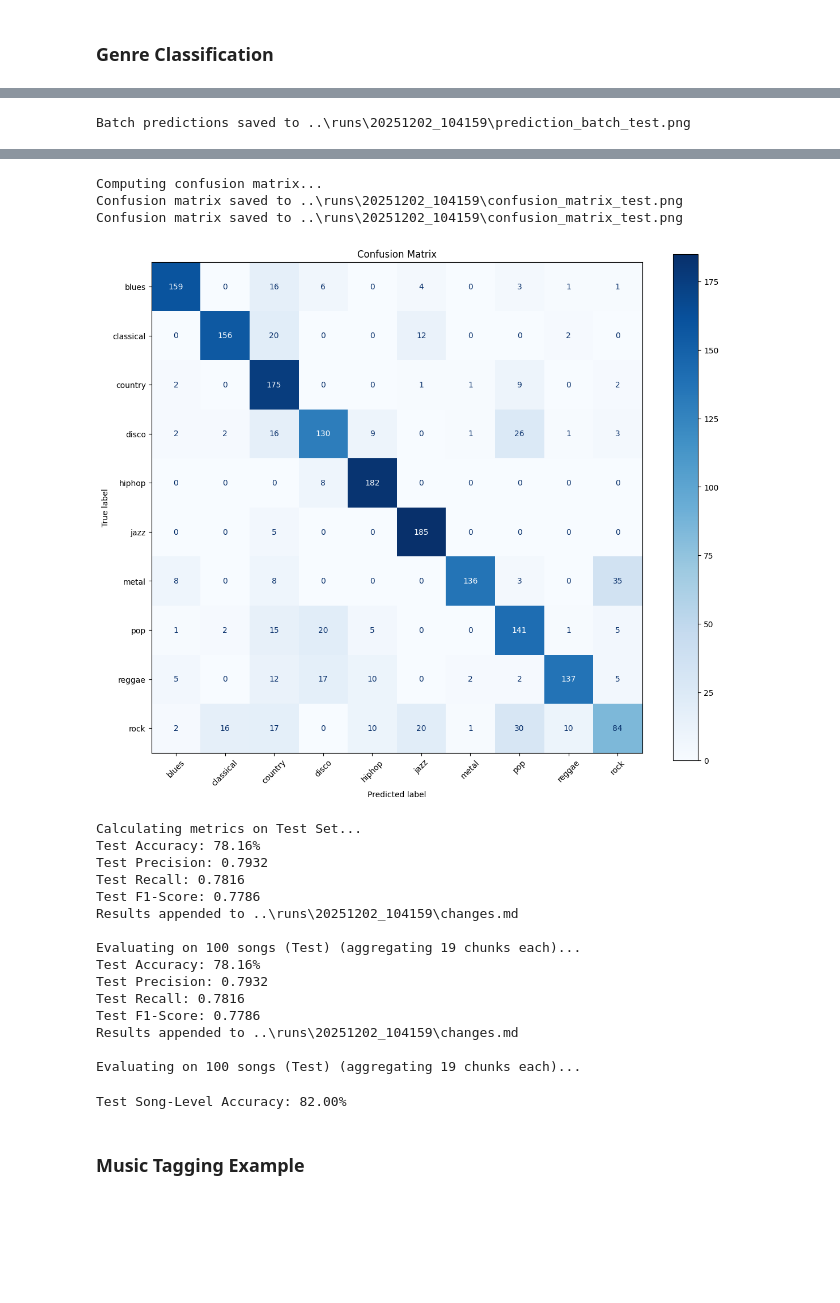
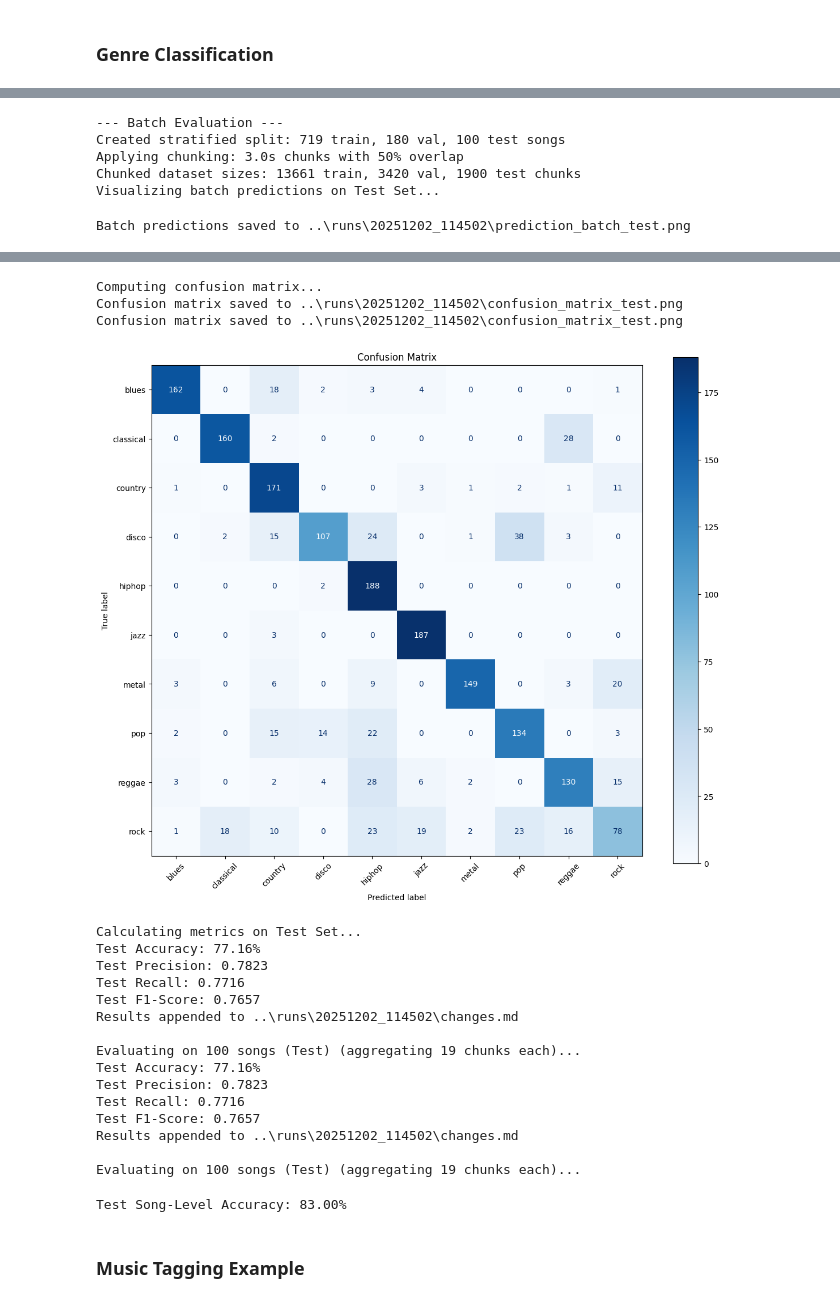
Before and after one commit to DeLyXHardiee/Tagging-Music-Sequences, a Jupyter notebook: notebooks/07_inference.ipynb, the cells around one changed output, grey strips where cells are left out. Cells and saved outputs as stored; diff of their text form; code cells hidden in the pictures; blank space fills up the shorter version.

```diff
--- a/notebooks/07_inference.ipynb
+++ b/notebooks/07_inference.ipynb
@@ -385,7 +385,7 @@ if str(repo_root) not in sys.path:
 
 # Import model (prefer module; fallback to notebook)
 try:
-    from model_cnn import ImprovedCNN
+    from model_cnn import ComplexCNN
 except ModuleNotFoundError:
     print("Model module not found; loading from notebook via %run ...")
     %run "./04_model_cnn.ipynb"
@@ -403,7 +403,7 @@ GENRE_NAMES = ['blues', 'classical', 'country', 'disco', 'hiphop',
                'jazz', 'metal', 'pop', 'reggae', 'rock']
 
 # Update this to your latest run directory
-run_dir = Path("../runs/20251202_104159/")
+run_dir = Path("../runs/20251202_114502/")
 model_path = run_dir / 'gtzan_cnn.pth'
 
 if not model_path.exists():
@@ -411,7 +411,7 @@ if not model_path.exists():
 else:
     # Load model
     model = load_trained_model(
-        ImprovedCNN,
+        ComplexCNN,
         str(model_path),
         n_classes=10,
         device=device
@@ -542,25 +538,30 @@ Visualizing batch predictions on Test Set...
-Batch predictions saved to ..\runs\20251202_104159\prediction_batch_test.png
+--- Batch Evaluation ---
+Created stratified split: 719 train, 180 val, 100 test songs
+Applying chunking: 3.0s chunks with 50% overlap
+Chunked dataset sizes: 13661 train, 3420 val, 1900 test chunks
+Visualizing batch predictions on Test Set...
+Batch predictions saved to ..\runs\20251202_114502\prediction_batch_test.png
 [figure]
-Computing confusion matrix...
-Confusion matrix saved to ..\runs\20251202_104159\confusion_matrix_test.png
-Confusion matrix saved to ..\runs\20251202_104159\confusion_matrix_test.png
+Computing confusion matrix...
+Confusion matrix saved to ..\runs\20251202_114502\confusion_matrix_test.png
+Confusion matrix saved to ..\runs\20251202_114502\confusion_matrix_test.png
-[figure, old version]
+[figure, new version]
-Calculating metrics on Test Set...
-Test Accuracy: 78.16%
-Test Precision: 0.7932
-Test Recall: 0.7816
-Test F1-Score: 0.7786
-Results appended to ..\runs\20251202_104159\changes.md
-
-Evaluating on 100 songs (Test) (aggregating 19 chunks each)...
-Test Accuracy: 78.16%
-Test Precision: 0.7932
-Test Recall: 0.7816
-Test F1-Score: 0.7786
-Results appended to ..\runs\20251202_104159\changes.md
-
-Evaluating on 100 songs (Test) (aggregating 19 chunks each)...
-Test Song-Level Accuracy: 82.00%
+Calculating metrics on Test Set...
+Test Accuracy: 77.16%
+Test Precision: 0.7823
+Test Recall: 0.7716
+Test F1-Score: 0.7657
+Results appended to ..\runs\20251202_114502\changes.md
+
+Evaluating on 100 songs (Test) (aggregating 19 chunks each)...
+Test Accuracy: 77.16%
+Test Precision: 0.7823
+Test Recall: 0.7716
+Test F1-Score: 0.7657
+Results appended to ..\runs\20251202_114502\changes.md
+
+Evaluating on 100 songs (Test) (aggregating 19 chunks each)...
+Test Song-Level Accuracy: 83.00%
 # %% [markdown]
 ### Music Tagging Example
 # %%
```
Also changed, not shown: parts of 1 cell of this notebook, 4 other files.
